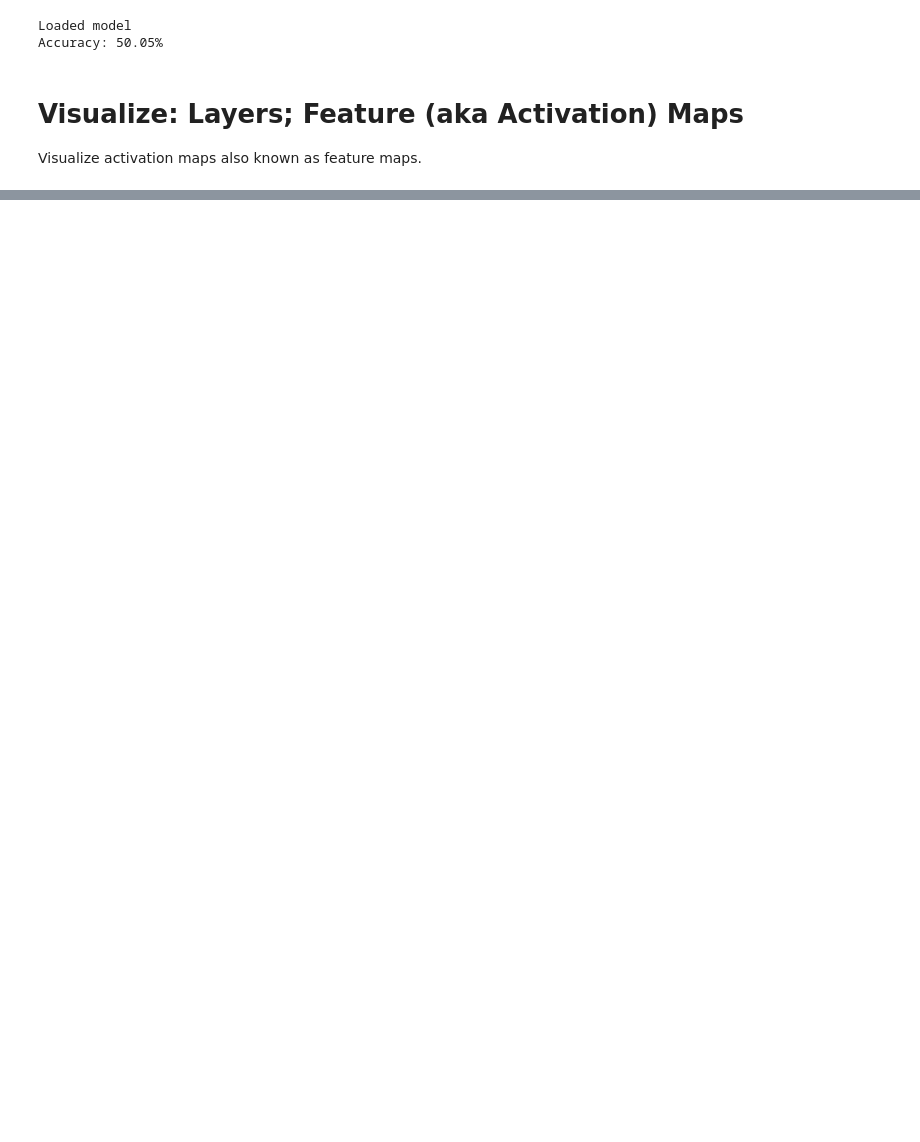
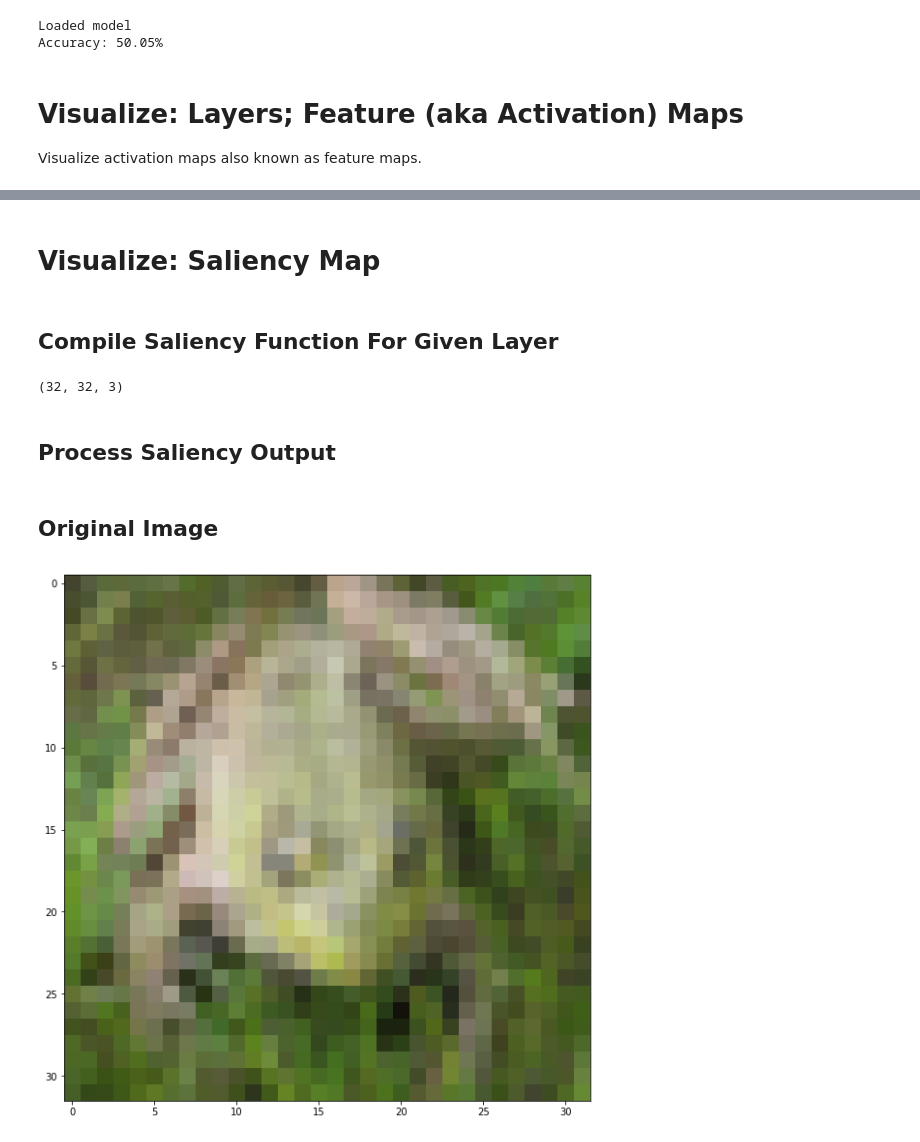
Before and after one commit to cannin/docker-jupyter-keras-tensorflow-tools, a Jupyter notebook: test_scripts/cifar-10_cnn.ipynb, the cells around one changed output, grey strips where cells are left out. Cells and saved outputs as stored; diff of their text form; code cells hidden in the pictures; blank space fills up the shorter version.

Commit message:
Added keras-tqdm requirement (bug) Added saliency code Added auto-exported python versions of notebooks

```diff
--- a/test_scripts/cifar-10_cnn.ipynb
+++ b/test_scripts/cifar-10_cnn.ipynb
@@ -255,0 +368,2 @@ plt.imshow(image[0])
+# %% [markdown]
+# Visualize: Saliency Map
@@ -255,0 +373,2 @@ plt.imshow(image[0])
+# %% [markdown]
+## Compile Saliency Function For Given Layer
@@ -255,0 +378,13 @@ plt.imshow(image[0])
+# %%
+i = 1489
+image = x_test[i:(i+1)]
+
+tmp = saliency([image, 0])
+tmp = tmp[0]
+tmp = tmp[0]
+
+tmp.shape
+# %% [output]
+(32, 32, 3)
+# %% [markdown]
+## Process Saliency Output
@@ -255,0 +400,7 @@ plt.imshow(image[0])
+# %% [markdown]
+## Original Image
+# %%
+plt.imshow(image[0])
+plt.show()
+# %% [output]
+[figure, added]
```
Also changed, not shown: parts of 51 cells of this notebook, 6 other files.
